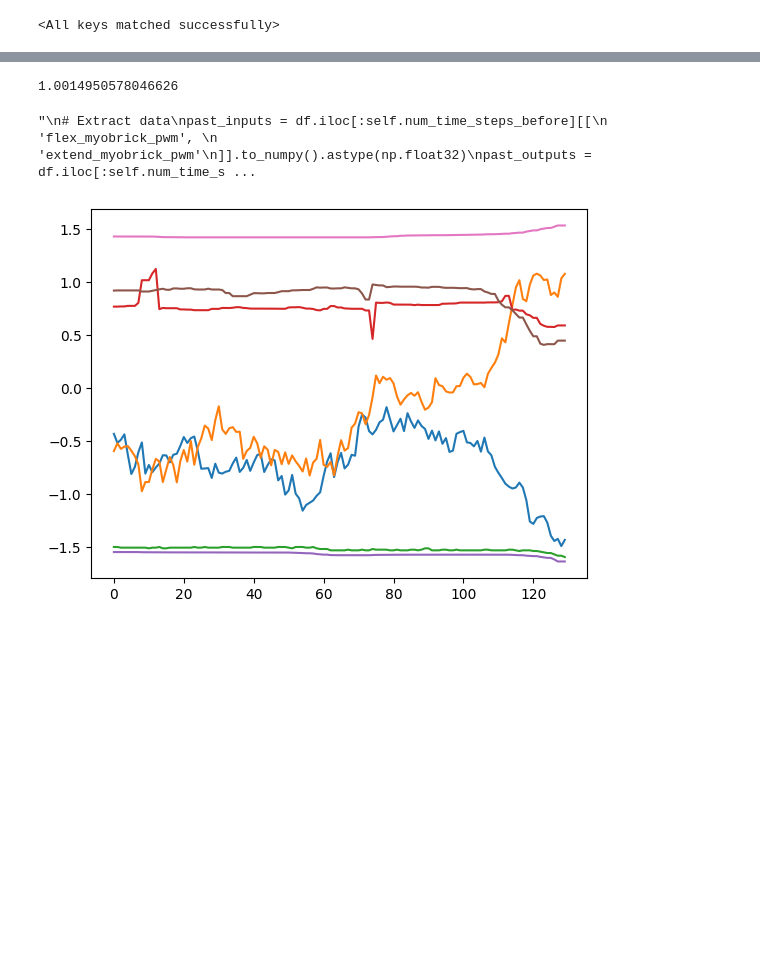
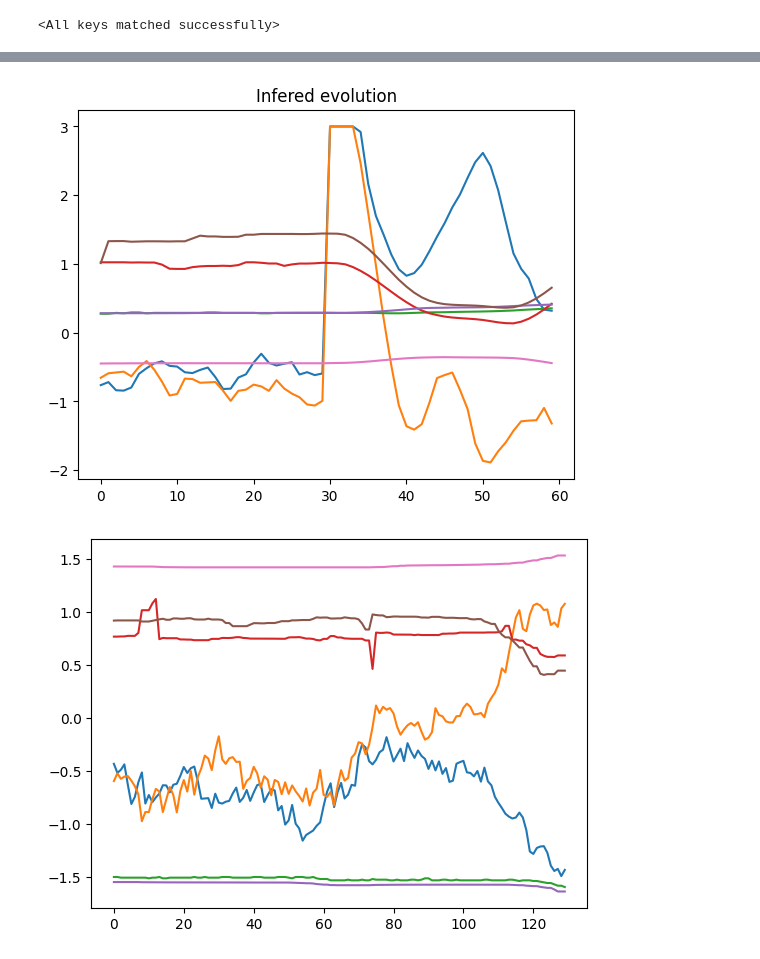
Before and after one commit to Roboy/neural-tendon-control, a Jupyter notebook: controllers/nn_1/dev/ctrl_model/generation_of_ctrl_model_dataset.ipynb, the cells around one changed output, grey strips where cells are left out. Cells and saved outputs as stored; diff of their text form; code cells hidden in the pictures; blank space fills up the shorter version.

```diff
--- a/controllers/nn_1/dev/ctrl_model/generation_of_ctrl_model_dataset.ipynb
+++ b/controllers/nn_1/dev/ctrl_model/generation_of_ctrl_model_dataset.ipynb
@@ -105,3 +97,16 @@ for i in [0, 2]:
+# %%
+# Plot infered evolution
+for i in range(inputs.shape[1]):
+    plt.plot(inputs[0, i, :].detach().numpy())
+for i in range(outputs_predicted.shape[1]):
+    plt.plot(outputs_predicted[0, i, :].detach().numpy())
+for i in range(interals_predicted.shape[1]):
+    plt.plot(interals_predicted[0, i, :].detach().numpy())
+plt.title('Infered evolution')
+plt.show()
+# Add title
+# %% [output]
+[figure, added]
 # %%
 # Createa function that calculates how well the system evolved based on a given input
 past_inputs, past_outputs, past_interals, future_inputs, future_outputs, future_interals = next(iter(ar_dataloader))
@@ -116,40 +117,3 @@ internal_channel_stds = [1.1323308e+03, 1.1938887e+00, 1.2715853e+03, 1.0630209e
-# %%
-optimal_torque_encoder_value = (-900 - (-2.0340237e+03)) / 1.1323308e+03
-# %% [output]
-1.0014950578046626
-# %%
-"""
-# Extract data
-past_inputs = df.iloc[:self.num_time_steps_before][[
-    'flex_myobrick_pwm',
-    'extend_myobrick_pwm'
-]].to_numpy().astype(np.float32)
-past_outputs = df.iloc[:self.num_time_steps_before][
-    'angle'
-].to_numpy().astype(np.float32)
-past_interals = df.iloc[:self.num_time_steps_before][[
-    'flex_myobrick_torque_encoder',
-    'flex_myobrick_pos_encoder',
-    'extend_myobrick_torque_encoder',
-    'extend_myobrick_pos_encoder'
-]].to_numpy().astype(np.float32)
-
-future_outputs = df.iloc[self.num_time_steps_before:self.num_time_steps_before+self.num_time_steps_after][
-    'angle'
-].to_numpy().astype(np.float32)
-future_inputs = df.iloc[self.num_time_steps_before:self.num_time_steps_before+self.num_time_steps_after][[
-    'flex_myobrick_pwm',
-    'extend_myobrick_pwm'
-]].to_numpy().astype(np.float32)
-future_interals = df.iloc[self.num_time_steps_before:self.num_time_steps_before+self.num_time_steps_after][[
-    'flex_myobrick_torque_encoder',
-    'flex_myobrick_pos_encoder',
-    'extend_myobrick_torque_encoder',
-    'extend_myobrick_pos_encoder'
-]].to_numpy().astype(np.float32)
-"""
-# %% [output]
-"\n# Extract data\npast_inputs = df.iloc[:self.num_time_steps_before][[\n    'flex_myobrick_pwm', \n    'extend_myobrick_pwm'\n]].to_numpy().astype(np.float32)\npast_outputs = df.iloc[:self.num_time_s ...
 # %%
 flex_myobrick_pwm = inputs[0, 0, :].numpy()
 extend_myobrick_pwm = inputs[0, 1, :].numpy()
```
Also changed, not shown: parts of 53 cells of this notebook.
